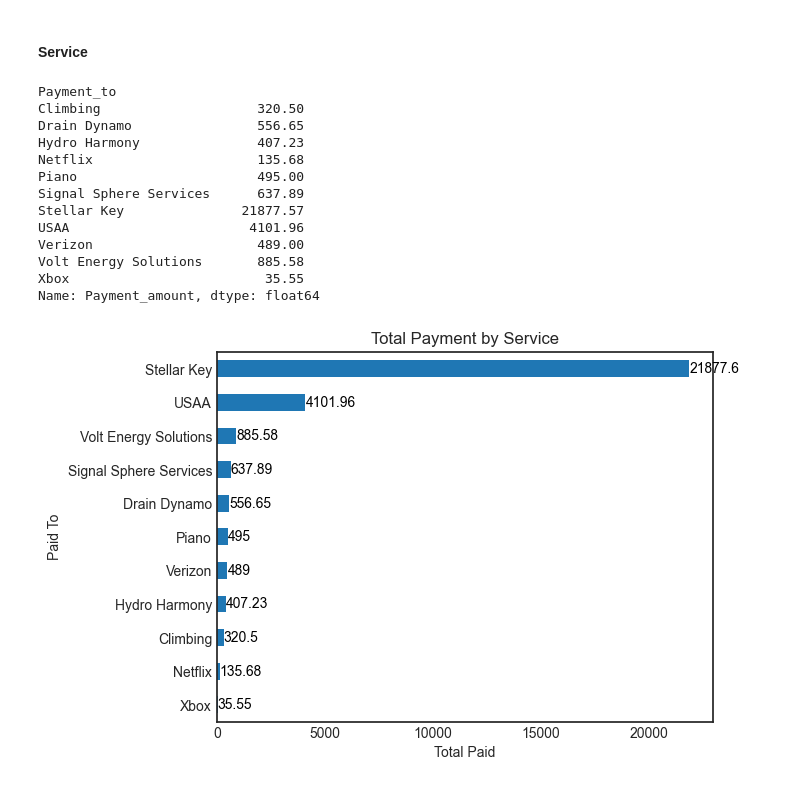
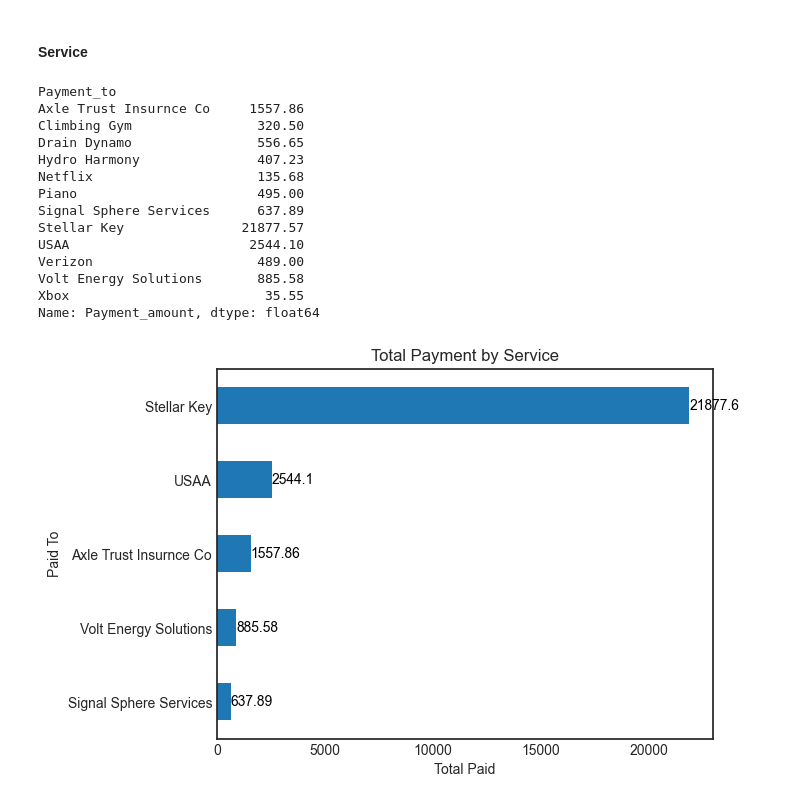
Before and after one commit to ckraft-bot/EDA, a Jupyter notebook: Personal Finance/bill_analysis.ipynb, the cells around one changed output. Cells and saved outputs as stored; diff of their text form; code cells hidden in the pictures.

Commit message:
mask bills

```diff
--- a/Personal Finance/bill_analysis.ipynb
+++ b/Personal Finance/bill_analysis.ipynb
@@ -16,7 +16,7 @@ from datetime import datetime
 ## Load dataset
 # %%
 # Creating the table in dataframe from a csv file
-df = pd.read_csv(r'Personal Finance/bills_v2.csv')
+df = pd.read_csv(r'C:\Users\Clair\Documents\GitHub\EDA\Personal Finance\bills_demo.csv')
 # %%
 # Summary of the table
 df.info()
@@ -242,31 +242,32 @@ Payment_to_split = df.groupby('Payment_to')['Payment_amount'].sum()
 Payment_to_split
 # %% [output]
 Payment_to
-Climbing                    320.50
+Axle Trust Insurnce Co     1557.86
+Climbing Gym                320.50
 Drain Dynamo                556.65
 Hydro Harmony               407.23
 Netflix                     135.68
 Piano                       495.00
 Signal Sphere Services      637.89
 Stellar Key               21877.57
-USAA                       4101.96
+USAA                       2544.10
 Verizon                     489.00
 Volt Energy Solutions       885.58
 Xbox                         35.55
 Name: Payment_amount, dtype: float64
 # %%
-# sort the values in desc order so the barh will be most to least
-Store_split = Payment_to_split.sort_values(ascending=True)
+# sort the values in desc order so the barh will be most to least, then display the top 5
+Store_split = Payment_to_split.sort_values(ascending=True).tail(5)
 ax = Store_split.plot.barh()
 for container in ax.containers:
     #ax.bar_label(container, label_type = 'center', color = 'black', fontsize = 10)
     ax.bar_label(container, color = 'black', fontsize = 10)
 
 plt.title('Total Payment by Service')
 plt.xlabel('Total Paid')
 plt.ylabel('Paid To')
 
 
 plt.show()
 # %% [output]
-[figure, old version]
+[figure, new version]
```
Also changed, not shown: parts of 5 cells of this notebook, 2 other files.
